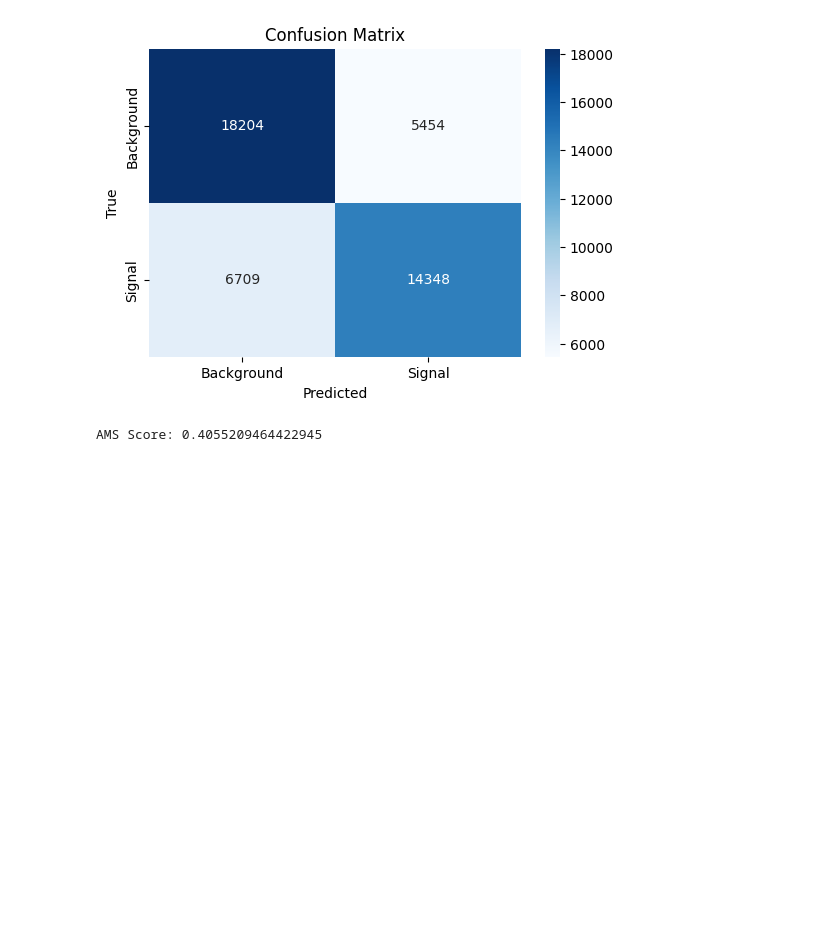
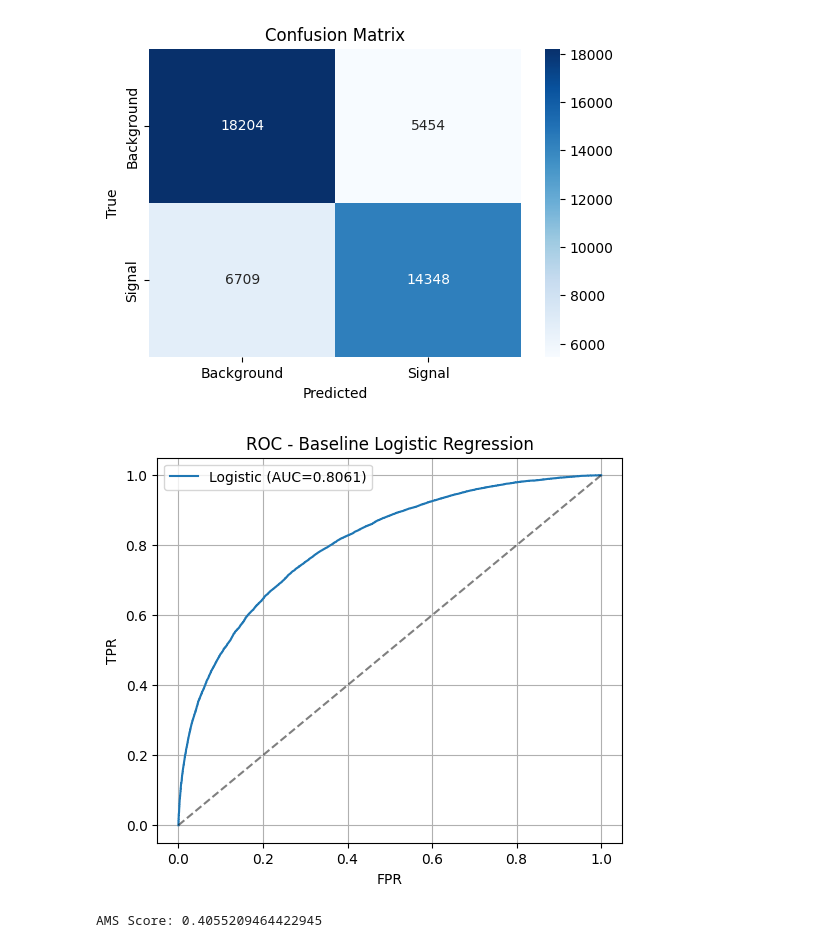
Before and after one commit to AimbotParce/MDS-AML-HiggsBosonATLAS, a Jupyter notebook: notebooks/logisctic-regression.ipynb, the cells around one changed output. Drawn from its saved outputs; the diff is of its cells as text; code cells hidden in the pictures; blank space fills up the shorter version.

```diff
--- a/notebooks/Practical_work1.ipynb
+++ b/notebooks/logisctic-regression.ipynb
@@ -186,6 +201,7 @@ train_end = time.monotonic()
 print(f"Training time: {str(datetime.timedelta(seconds=train_end - time_scaled))}")
 
 y_pred_scaled = model_scaled.predict(X_test_scaled)
+y_probs_scaled = model_scaled.predict_proba(X_test_scaled)[:, 1]
 test_end = time.monotonic()
 print(f"Inference time: {str(datetime.timedelta(seconds=test_end - train_end))}")
 
@@ -220,6 +236,20 @@ plt.title("Confusion Matrix")
 plt.show()
 # %% [output]
 [figure]
+# %%
+# ROC curve plot for baseline
+fpr, tpr, _ = roc_curve(y_test, y_probs_scaled, pos_label="s")
+auc = roc_auc_score(y_test, y_probs_scaled)
+plt.figure(figsize=(6, 5))
+plt.plot(fpr, tpr, label=f"Logistic (AUC={auc:.4f})")
+plt.plot([0, 1], [0, 1], "k--", alpha=0.5)
+plt.xlabel("FPR")
+plt.ylabel("TPR")
+plt.title("ROC - Baseline Logistic Regression")
+plt.legend()
+plt.grid(True)
+# %% [output]
+[figure, added]
 # %%
 ams = ams_score(y_test, y_pred_scaled, weights_test)
 print("AMS Score:", ams)
```
Also changed, not shown: parts of 4 cells of this notebook, 3 other files.
